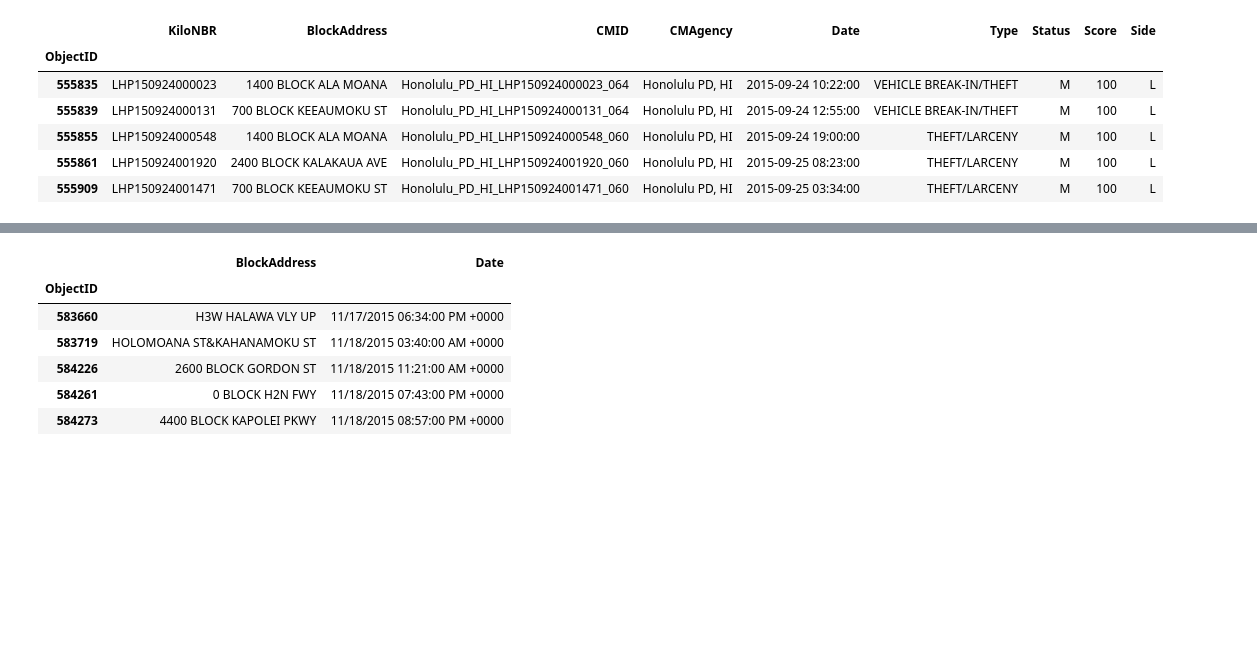
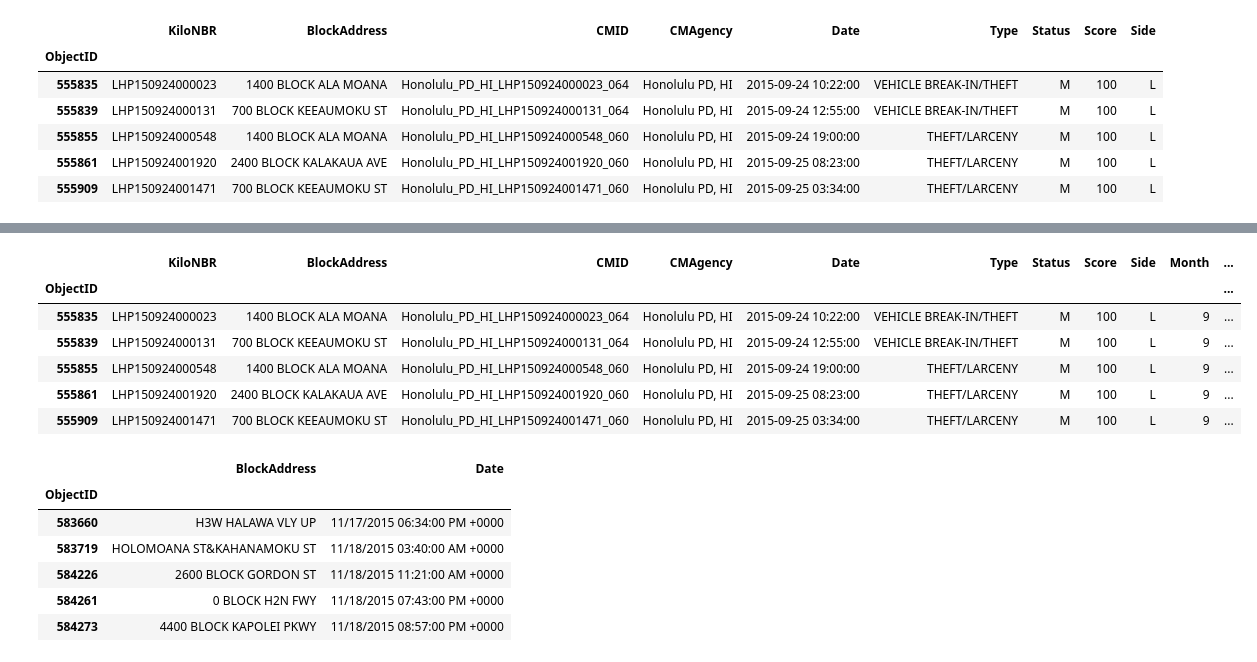
Before and after one commit to garywhi/CrimeIncidents, a Jupyter notebook: Untitled.ipynb, the cells around one changed output, grey strips where cells are left out. Drawn from its saved outputs; the diff is of its cells as text; code cells hidden in the pictures; blank space fills up the shorter version.

```diff
--- a/Untitled.ipynb
+++ b/Untitled.ipynb
@@ -68,3 +74,16 @@ See the caveats in the documentation: http://pandas.pydata.org/pandas-docs/stabl
+# %%
+df_months['Day'] = df_months['Date'].dt.day
+df_months['Year'] =  df_months['Date'].dt.year
+df_months['DayofWeek'] = df_months['Date'].dt.dayofweek
+df_months.head()
+# %% [output]
+|  | KiloNBR | BlockAddress | CMID | CMAgency | Date | Type | Status | Score | Side | Month | ... |
+| ObjectID |  |  |  |  |  |  |  |  |  |  | ... |
+| 555835 | LHP150924000023 | 1400 BLOCK ALA MOANA | Honolulu_PD_HI_LHP150924000023_064 | Honolulu PD, HI | 2015-09-24 10:22:00 | VEHICLE BREAK-IN/THEFT | M | 100 | L | 9 | ... |
+| 555839 | LHP150924000131 | 700 BLOCK KEEAUMOKU ST | Honolulu_PD_HI_LHP150924000131_064 | Honolulu PD, HI | 2015-09-24 12:55:00 | VEHICLE BREAK-IN/THEFT | M | 100 | L | 9 | ... |
+| 555855 | LHP150924000548 | 1400 BLOCK ALA MOANA | Honolulu_PD_HI_LHP150924000548_060 | Honolulu PD, HI | 2015-09-24 19:00:00 | THEFT/LARCENY | M | 100 | L | 9 | ... |
+| 555861 | LHP150924001920 | 2400 BLOCK KALAKAUA AVE | Honolulu_PD_HI_LHP150924001920_060 | Honolulu PD, HI | 2015-09-25 08:23:00 | THEFT/LARCENY | M | 100 | L | 9 | ... |
+| 555909 | LHP150924001471 | 700 BLOCK KEEAUMOKU ST | Honolulu_PD_HI_LHP150924001471_060 | Honolulu PD, HI | 2015-09-25 03:34:00 | THEFT/LARCENY | M | 100 | L | 9 | ... |
 # %%
 crime_data_features = ['BlockAddress', 'Date']
 X = crime_data[crime_data_features]
```
Also changed, not shown: parts of 4 cells of this notebook.
